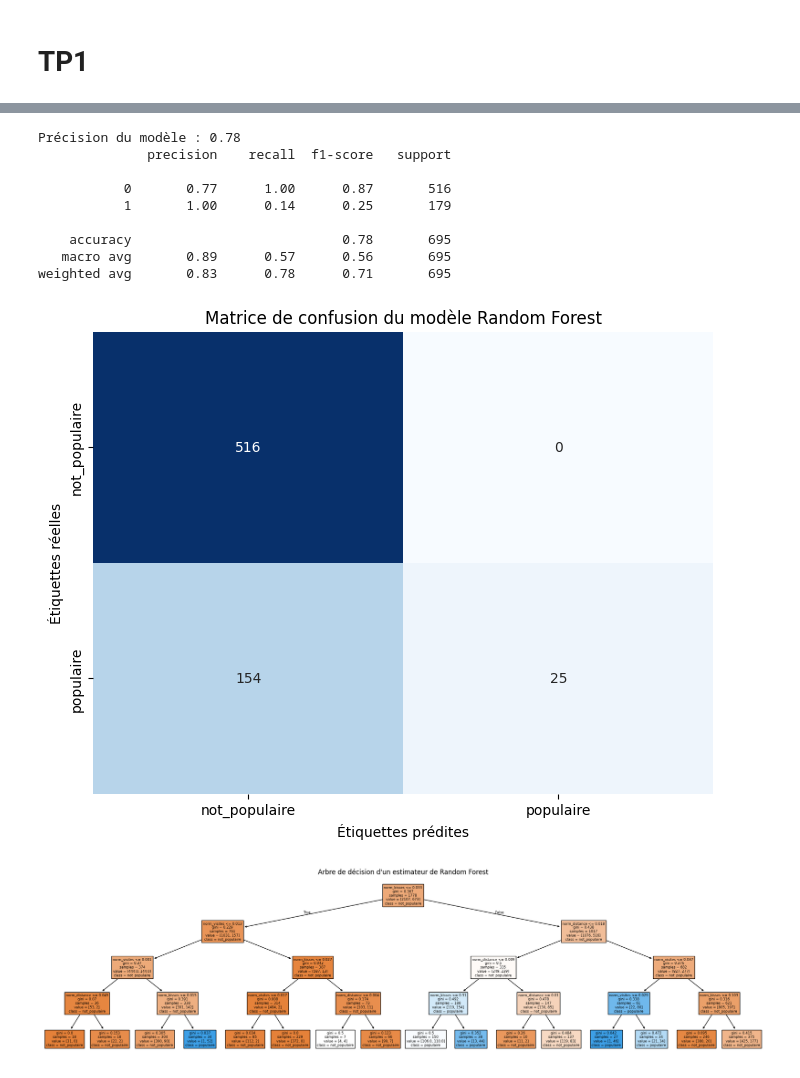
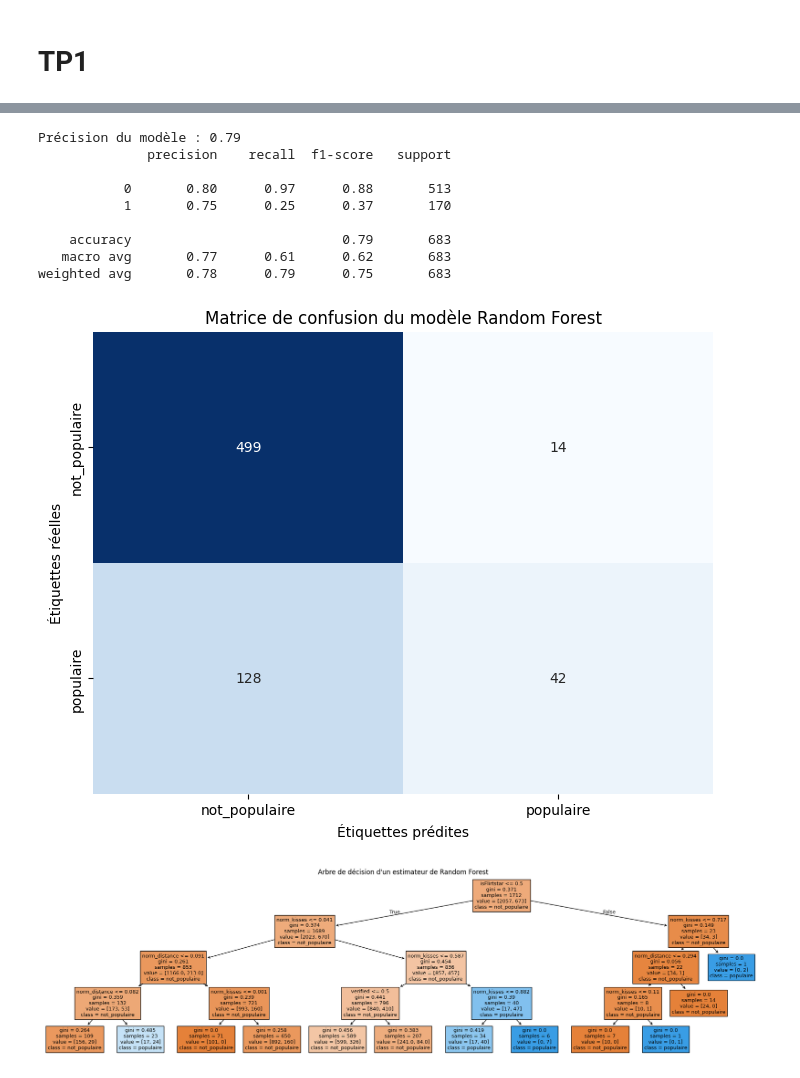
Before and after one commit to KevenJAntenor/Distributed-Systems, a Jupyter notebook: tp1.ipynb, the cells around one changed output, grey strips where cells are left out. Cells and saved outputs as stored; diff of their text form; code cells hidden in the pictures.

```diff
--- a/tp1.ipynb
+++ b/tp1.ipynb
@@ -76,7 +76,11 @@ colonnes_numeriques = ['age', 'counts_details', 'counts_pictures', 'counts_profi
 
 # Boucler sur chaque colonne et appliquer la conversion ainsi que le remplissage des valeurs nulles
 for col in colonnes_numeriques:
-    dataset[col] = pd.to_numeric(dataset[col], errors='coerce').fillna(0)
+    dataset[col] = pd.to_numeric(dataset[col], errors='coerce')
+
+# Eliminar filas donde alguna de las columnas numéricas tiene NaN
+dataset = dataset.dropna(subset=colonnes_numeriques)
+
 
 # CRÉATION DE NOUVELLES CARACTÉRISTIQUES ET DISCRETISATION
 
@@ -445,10 +512,10 @@ from sklearn.tree import plot_tree
 # Fonction pour entraîner et évaluer le modèle Random Forest
 def trainAndEvaluateRandomForest(X, y):
     # Diviser les données en jeu d'entraînement et jeu de test
-    X_train, X_test, y_train, y_test = train_test_split(X, y, test_size=0.2, random_state=42)
+    X_train, X_test, y_train, y_test = train_test_split(X, y, test_size=0.2, random_state=25)
 
     # Créer le classificateur Random Forest
-    clf = RandomForestClassifier(n_estimators=2000, max_depth=4, random_state=42)
+    clf = RandomForestClassifier(n_estimators=9, max_depth=4, random_state=25)
 
     # Entraîner le modèle
     clf.fit(X_train, y_train)
@@ -467,38 +534,38 @@ def trainAndEvaluateRandomForest(X, y):
     cm = confusion_matrix(y_test, y_pred)
     plt.figure(figsize=(8, 6))
     sns.heatmap(cm, annot=True, fmt='d', cmap='Blues', cbar=False,
                 xticklabels=['not_populaire', 'populaire'], yticklabels=['not_populaire', 'populaire'])
     plt.xlabel('Étiquettes prédites')
     plt.ylabel('Étiquettes réelles')
     plt.title('Matrice de confusion du modèle Random Forest')
     plt.show()
 
     # Tracer l'un des arbres du Random Forest (par exemple, le premier arbre)
     plt.figure(figsize=(24, 6))
     plot_tree(clf.estimators_[0], filled=True, feature_names=X.columns, class_names=['not_populaire', 'populaire'])
     plt.title("Arbre de décision d'un estimateur de Random Forest")
     plt.show()
 
 if __name__ == "__main__":
 
     # Sélectionner les caractéristiques pertinentes pour le modèle
-    features = ['norm_visites', 'norm_kisses', 'norm_distance', 'isFlirtstar', 'isHighlighted', 'verified']
+    features = ['norm_kisses', 'norm_distance', 'isFlirtstar', 'isHighlighted', 'verified']
 
     # Préparer les données d'entrée (X) et la variable cible (y)
     X = dataset[features]
     y = dataset['compte_populaire']
 
     # Entraîner et évaluer le modèle Random Forest
     trainAndEvaluateRandomForest(X, y)
 # %% [output]
-Précision du modèle : 0.78
+Précision du modèle : 0.79
               precision    recall  f1-score   support
 
-           0       0.77      1.00      0.87       516
-           1       1.00      0.14      0.25       179
+           0       0.80      0.97      0.88       513
+           1       0.75      0.25      0.37       170
 
-    accuracy                           0.78       695
-   macro avg       0.89      0.57      0.56       695
-weighted avg       0.83      0.78      0.71       695
+    accuracy                           0.79       683
+   macro avg       0.77      0.61      0.62       683
+weighted avg       0.78      0.79      0.75       683
 [figure]
-[figure, old version]
+[figure, new version]
```
Also changed, not shown: parts of 12 cells of this notebook.
